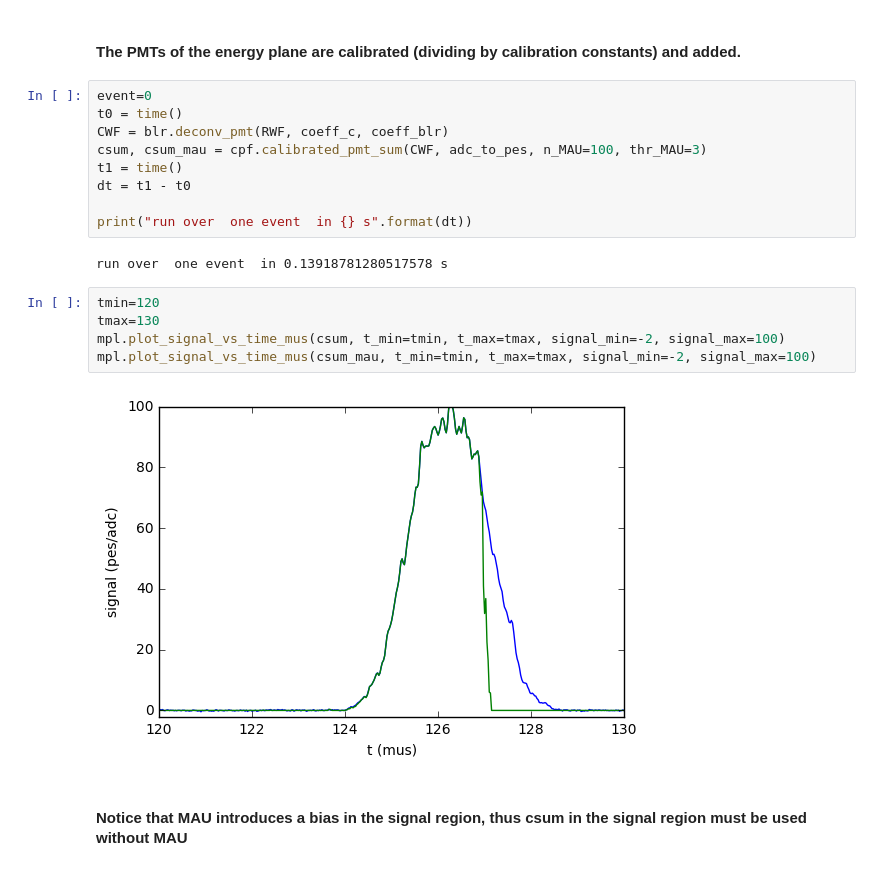
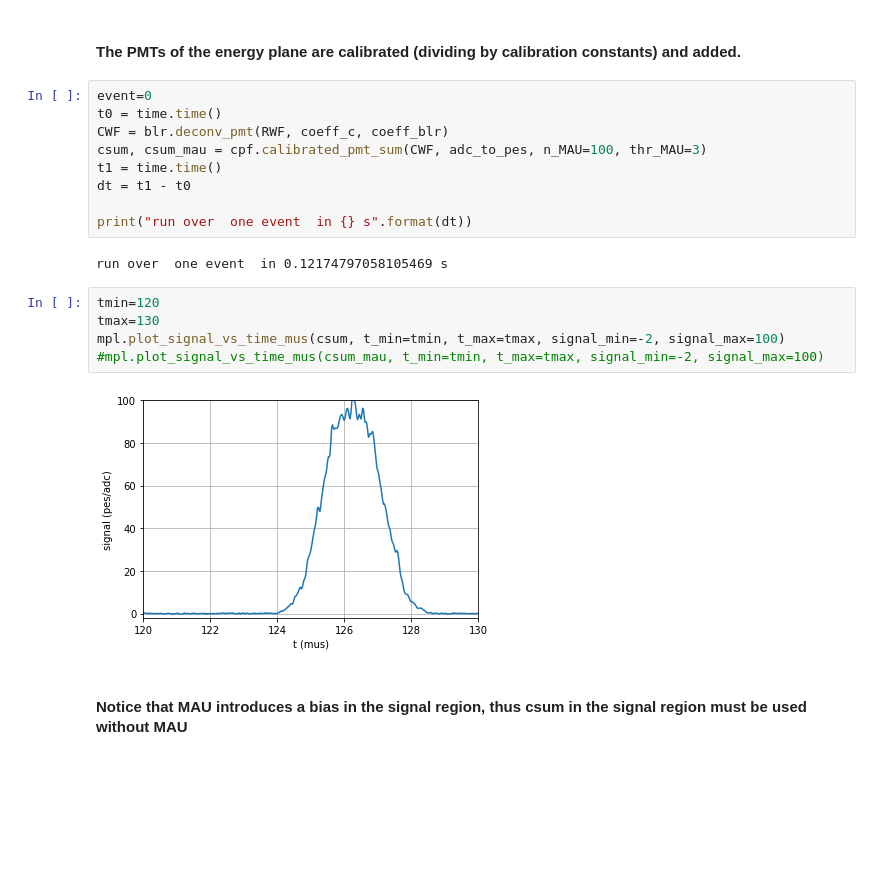
Before and after one commit to jjgomezcadenas/ICARO, a Jupyter notebook: invisible_cities/cities/irene.ipynb, the cells around one changed output. Saved outputs shown, nothing was run; the diff lists cells and outputs as text; blank space fills up the shorter version.

```diff
--- a/invisible_cities/cities/irene.ipynb
+++ b/invisible_cities/cities/irene.ipynb
@@ -166,22 +174,22 @@ wfm.plot_wfa_wfb(CWF, BLR, zoom=True, window_size=200)
 #### The PMTs of the energy plane are calibrated (dividing by calibration constants) and added.
 # %%
 event=0
-t0 = time()
+t0 = time.time()
 CWF = blr.deconv_pmt(RWF, coeff_c, coeff_blr)
 csum, csum_mau = cpf.calibrated_pmt_sum(CWF, adc_to_pes, n_MAU=100, thr_MAU=3)
-t1 = time()
+t1 = time.time()
 dt = t1 - t0
 
 print("run over  one event  in {} s".format(dt))
 # %% [output]
-run over  one event  in 0.13918781280517578 s
+run over  one event  in 0.12174797058105469 s
 # %%
 tmin=120
 tmax=130
 mpl.plot_signal_vs_time_mus(csum, t_min=tmin, t_max=tmax, signal_min=-2, signal_max=100)
-mpl.plot_signal_vs_time_mus(csum_mau, t_min=tmin, t_max=tmax, signal_min=-2, signal_max=100)
+#mpl.plot_signal_vs_time_mus(csum_mau, t_min=tmin, t_max=tmax, signal_min=-2, signal_max=100)
 # %% [output]
-[figure, old version]
+[figure, new version]
 # %% [markdown]
 #### Notice that MAU introduces a bias in the signal region, thus csum in the signal region must be used without MAU
 # %%
```
Also changed, not shown: parts of 46 cells of this notebook, 7 other files.
